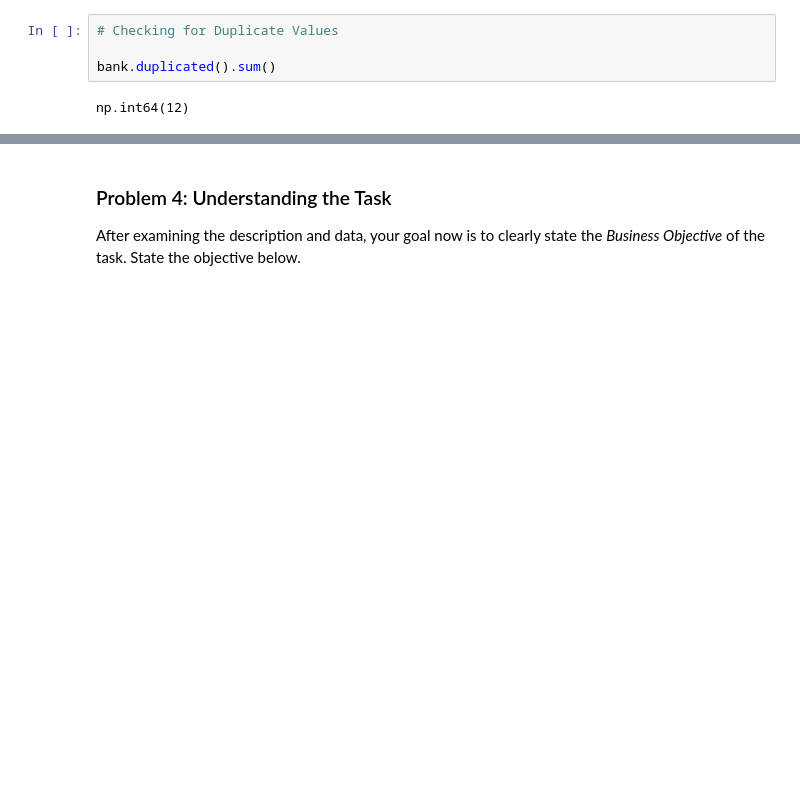
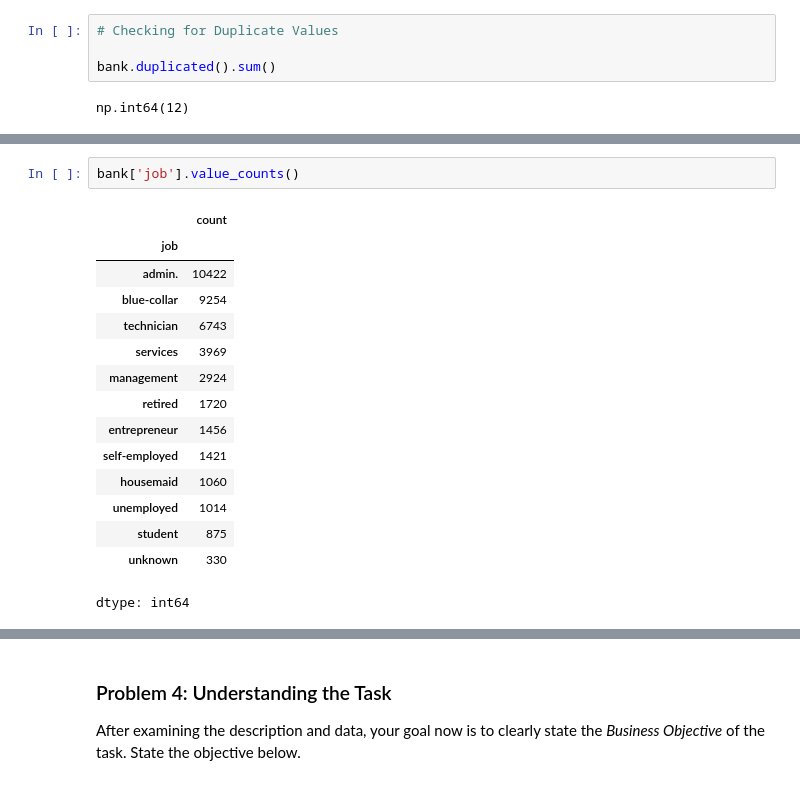
Before and after one commit to anthonyfeaster/UCB-AIML, a Jupyter notebook: Practical-3/prompt_III.ipynb, the cells around one changed output, grey strips where cells are left out. Drawn from its saved outputs; the diff is of its cells as text; blank space fills up the shorter version.

```diff
--- a/Practical-3/prompt_III.ipynb
+++ b/Practical-3/prompt_III.ipynb
@@ -164,0 +167,18 @@ np.int64(12)
+# %%
+bank['job'].value_counts()
+# %% [output]
+|  | count |
+| job |  |
+| admin. | 10422 |
+| blue-collar | 9254 |
+| technician | 6743 |
+| services | 3969 |
+| management | 2924 |
+| retired | 1720 |
+| entrepreneur | 1456 |
+| self-employed | 1421 |
+| housemaid | 1060 |
+| unemployed | 1014 |
+| student | 875 |
+| unknown | 330 |
+dtype: int64
```
Also changed, not shown: parts of 5 cells of this notebook.
